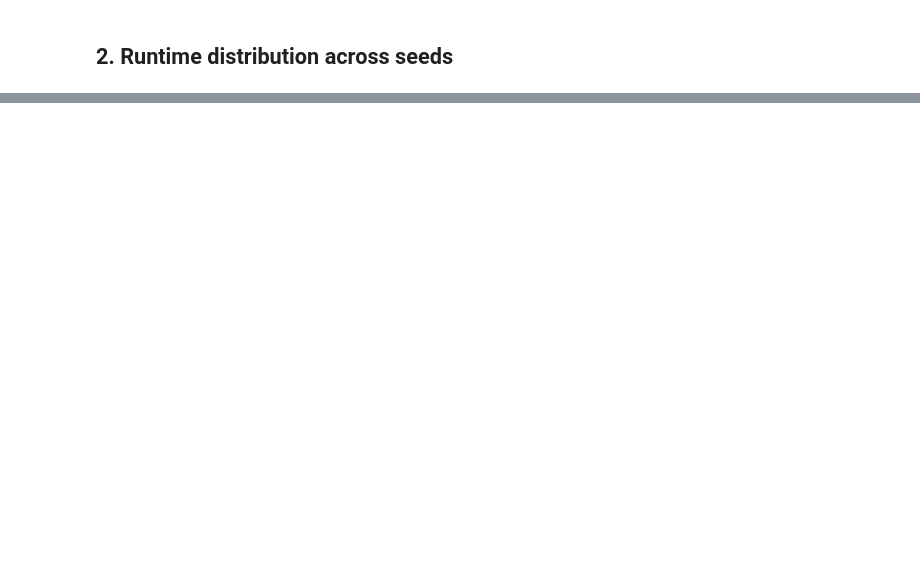
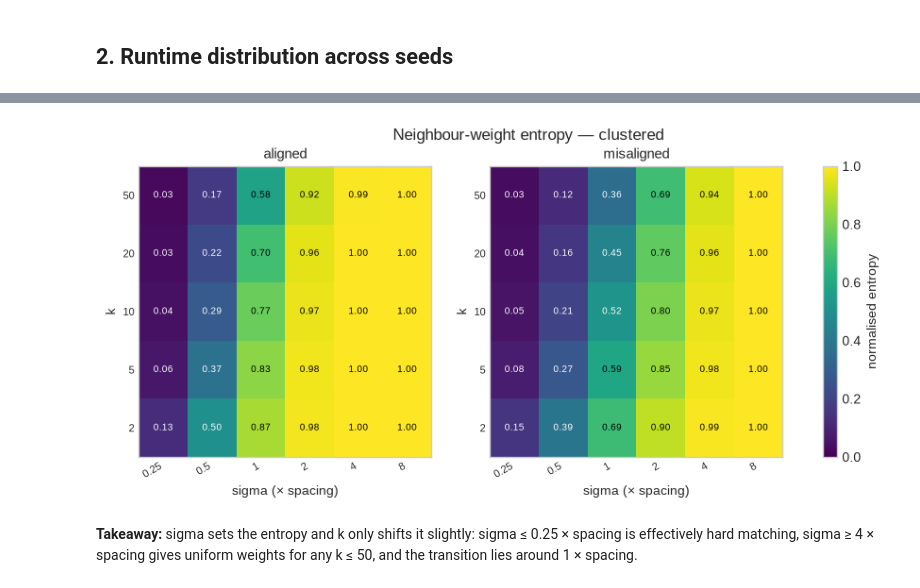
Before and after one commit to AdrianDegenkolb/TransformationRecovery, a Jupyter notebook: notebooks/3_hard_vs_soft_matching.ipynb, the cells around one changed output, grey strips where cells are left out. Drawn from its saved outputs; the diff is of its cells as text; code cells hidden in the pictures; blank space fills up the shorter version.

```diff
--- a/notebooks/3_hard_vs_soft_matching.ipynb
+++ b/notebooks/3_hard_vs_soft_matching.ipynb
@@ -70,0 +78,30 @@ plt.show()
+# %%
+K_GRID     = [2, 5, 10, 20, 50]
+SIGMA_GRID = [0.25, 0.5, 1.0, 2.0, 4.0, 8.0]   # clouds are normalised, so in units of point spacing
+
+exp = SyntheticExperiment.generate(n=2000, style='clustered', seed=0, normalize_spacing=True)
+states = {
+    'aligned':    exp.T_gt.apply(exp.P),
+    'misaligned': PointCloud(exp.P.points - exp.P.points.mean(axis=0) + exp.Q.points.mean(axis=0)),
+}
+
+
+def mean_entropy(source: PointCloud, target: PointCloud, k: int, sigma: float) -> float:
+    """Mean normalised weight entropy of a GaussianMatcher(sigma, k) matching source onto target."""
+    weights, _ = GaussianMatcher(sigma=sigma, k=k).neighbor_weights(source, target)
+    return float(normalized_weight_entropy(weights).mean())
+
+
+fig, axes = plt.subplots(1, 2, figsize=(11, 4))
+for ax, (name, source) in zip(axes, states.items()):
+    grid = np.array([[mean_entropy(source, exp.Q, k, s) for s in SIGMA_GRID] for k in K_GRID])
+    image = SweepVisualizer.plot_heatmap(ax, grid, [f'{s:g}' for s in SIGMA_GRID], K_GRID,
+                                         x_label='sigma (× point spacing)', y_label='k', title=name, vmin=0, vmax=1)
+fig.colorbar(image, ax=axes, label='normalised entropy')
+plt.suptitle('Neighbour-weight entropy — clustered')
+plt.savefig('../results/3_entropy_heatmaps.png', dpi=150, bbox_inches='tight')
+plt.show()
+# %% [output]
+[figure, added]
+# %% [markdown]
+**Takeaway:** sigma sets the entropy and k only shifts it slightly: sigma ≤ 0.25 × spacing is effectively hard matching, sigma ≥ 4 × spacing gives uniform weights for any k ≤ 50, and the transition lies around 1 × spacing.
```
Also changed, not shown: parts of 5 cells of this notebook, 9 other files.
